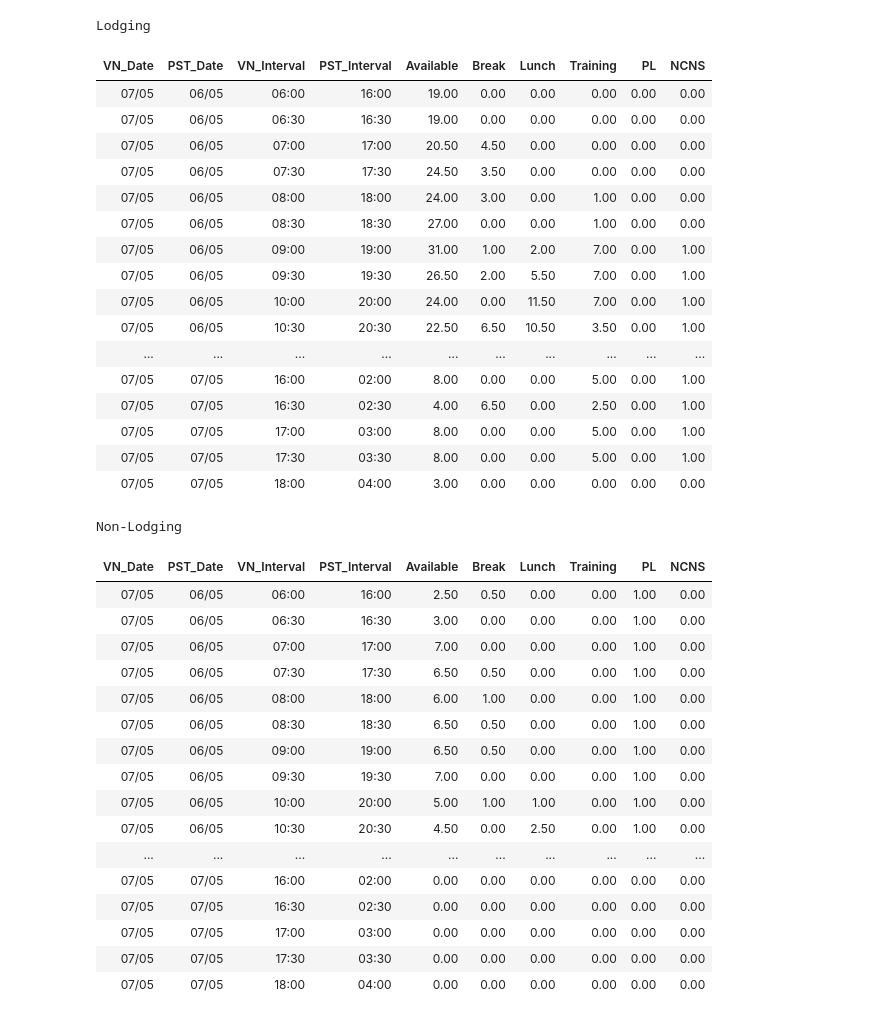
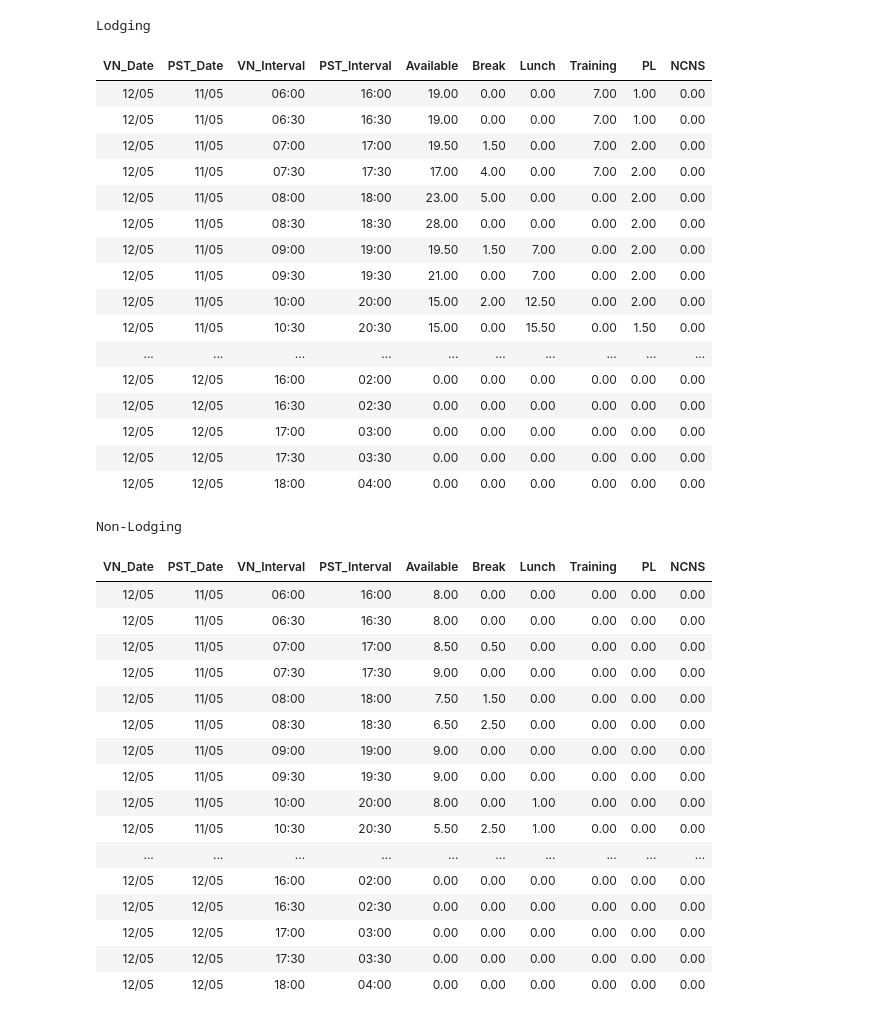
Before and after one commit to NguyenHuuChinh1998/CODE, a Jupyter notebook: realtime_monitoring.ipynb, the cells around one changed output. Cells and saved outputs as stored; diff of their text form; code cells hidden in the pictures.

```diff
--- a/realtime_monitoring.ipynb
+++ b/realtime_monitoring.ipynb
@@ -604,5 +576,5 @@ shape: (8, 16)
 # %%
-TARGET_DATE = "2026-05-07"
+TARGET_DATE = "2026-05-12"
 START_TIME = "06:00"
 END_TIME = "18:00"
 
@@ -722,67 +694,67 @@ def get_styled_html(df, title):
             pdf[c] = pdf[c].apply(
                 lambda x: x.strftime('%d/%m') if hasattr(x, 'strftime') else str(x)
             )
 
     fmt_final = {c: "{:.2f}" for c in num_cols}
 
     return (
         pdf.style
            .hide(axis="index")
            .set_table_attributes('style="margin-right: 20px; text-align: center; border-collapse: collapse;"')
            .set_caption(f"<b style='font-size: 16px; color: #333;'>{title}</b>")
            .format(fmt_final)
            # ✅ Available/Break/Lunch/Training: nhiều = tốt → RdYlGn
            .background_gradient(cmap="RdYlGn", subset=["Available", "Break", "Lunch", "Training"])
            # ✅ PL/NCNS: nhiều = xấu → RdYlGn_r (đảo ngược)
            .background_gradient(cmap="RdYlGn_r", subset=["PL", "NCNS"])
            .to_html()
     )
 
 html_output = f"""
 <div style="display: flex; align-items: flex-start; overflow-x: auto; padding: 10px;">
     {get_styled_html(df_LG_final, "Lodging")}
     {get_styled_html(df_NL_final, "Non-Lodging")}
 </div>
 """
 
 display(HTML(html_output))
 # %% [output]
 Lodging
 | VN_Date | PST_Date | VN_Interval | PST_Interval | Available | Break | Lunch | Training | PL | NCNS |
-| 07/05 | 06/05 | 06:00 | 16:00 | 19.00 | 0.00 | 0.00 | 0.00 | 0.00 | 0.00 |
-| 07/05 | 06/05 | 06:30 | 16:30 | 19.00 | 0.00 | 0.00 | 0.00 | 0.00 | 0.00 |
-| 07/05 | 06/05 | 07:00 | 17:00 | 20.50 | 4.50 | 0.00 | 0.00 | 0.00 | 0.00 |
-| 07/05 | 06/05 | 07:30 | 17:30 | 24.50 | 3.50 | 0.00 | 0.00 | 0.00 | 0.00 |
-| 07/05 | 06/05 | 08:00 | 18:00 | 24.00 | 3.00 | 0.00 | 1.00 | 0.00 | 0.00 |
-| 07/05 | 06/05 | 08:30 | 18:30 | 27.00 | 0.00 | 0.00 | 1.00 | 0.00 | 0.00 |
-| 07/05 | 06/05 | 09:00 | 19:00 | 31.00 | 1.00 | 2.00 | 7.00 | 0.00 | 1.00 |
-| 07/05 | 06/05 | 09:30 | 19:30 | 26.50 | 2.00 | 5.50 | 7.00 | 0.00 | 1.00 |
-| 07/05 | 06/05 | 10:00 | 20:00 | 24.00 | 0.00 | 11.50 | 7.00 | 0.00 | 1.00 |
-| 07/05 | 06/05 | 10:30 | 20:30 | 22.50 | 6.50 | 10.50 | 3.50 | 0.00 | 1.00 |
+| 12/05 | 11/05 | 06:00 | 16:00 | 19.00 | 0.00 | 0.00 | 7.00 | 1.00 | 0.00 |
+| 12/05 | 11/05 | 06:30 | 16:30 | 19.00 | 0.00 | 0.00 | 7.00 | 1.00 | 0.00 |
+| 12/05 | 11/05 | 07:00 | 17:00 | 19.50 | 1.50 | 0.00 | 7.00 | 2.00 | 0.00 |
+| 12/05 | 11/05 | 07:30 | 17:30 | 17.00 | 4.00 | 0.00 | 7.00 | 2.00 | 0.00 |
+| 12/05 | 11/05 | 08:00 | 18:00 | 23.00 | 5.00 | 0.00 | 0.00 | 2.00 | 0.00 |
+| 12/05 | 11/05 | 08:30 | 18:30 | 28.00 | 0.00 | 0.00 | 0.00 | 2.00 | 0.00 |
+| 12/05 | 11/05 | 09:00 | 19:00 | 19.50 | 1.50 | 7.00 | 0.00 | 2.00 | 0.00 |
+| 12/05 | 11/05 | 09:30 | 19:30 | 21.00 | 0.00 | 7.00 | 0.00 | 2.00 | 0.00 |
+| 12/05 | 11/05 | 10:00 | 20:00 | 15.00 | 2.00 | 12.50 | 0.00 | 2.00 | 0.00 |
+| 12/05 | 11/05 | 10:30 | 20:30 | 15.00 | 0.00 | 15.50 | 0.00 | 1.50 | 0.00 |
 | ... | ... | ... | ... | ... | ... | ... | ... | ... | ... |
-| 07/05 | 07/05 | 16:00 | 02:00 | 8.00 | 0.00 | 0.00 | 5.00 | 0.00 | 1.00 |
-| 07/05 | 07/05 | 16:30 | 02:30 | 4.00 | 6.50 | 0.00 | 2.50 | 0.00 | 1.00 |
-| 07/05 | 07/05 | 17:00 | 03:00 | 8.00 | 0.00 | 0.00 | 5.00 | 0.00 | 1.00 |
-| 07/05 | 07/05 | 17:30 | 03:30 | 8.00 | 0.00 | 0.00 | 5.00 | 0.00 | 1.00 |
-| 07/05 | 07/05 | 18:00 | 04:00 | 3.00 | 0.00 | 0.00 | 0.00 | 0.00 | 0.00 |
+| 12/05 | 12/05 | 16:00 | 02:00 | 0.00 | 0.00 | 0.00 | 0.00 | 0.00 | 0.00 |
+| 12/05 | 12/05 | 16:30 | 02:30 | 0.00 | 0.00 | 0.00 | 0.00 | 0.00 | 0.00 |
+| 12/05 | 12/05 | 17:00 | 03:00 | 0.00 | 0.00 | 0.00 | 0.00 | 0.00 | 0.00 |
+| 12/05 | 12/05 | 17:30 | 03:30 | 0.00 | 0.00 | 0.00 | 0.00 | 0.00 | 0.00 |
+| 12/05 | 12/05 | 18:00 | 04:00 | 0.00 | 0.00 | 0.00 | 0.00 | 0.00 | 0.00 |
 Non-Lodging
 | VN_Date | PST_Date | VN_Interval | PST_Interval | Available | Break | Lunch | Training | PL | NCNS |
-| 07/05 | 06/05 | 06:00 | 16:00 | 2.50 | 0.50 | 0.00 | 0.00 | 1.00 | 0.00 |
-| 07/05 | 06/05 | 06:30 | 16:30 | 3.00 | 0.00 | 0.00 | 0.00 | 1.00 | 0.00 |
-| 07/05 | 06/05 | 07:00 | 17:00 | 7.00 | 0.00 | 0.00 | 0.00 | 1.00 | 0.00 |
-| 07/05 | 06/05 | 07:30 | 17:30 | 6.50 | 0.50 | 0.00 | 0.00 | 1.00 | 0.00 |
-| 07/05 | 06/05 | 08:00 | 18:00 | 6.00 | 1.00 | 0.00 | 0.00 | 1.00 | 0.00 |
-| 07/05 | 06/05 | 08:30 | 18:30 | 6.50 | 0.50 | 0.00 | 0.00 | 1.00 | 0.00 |
-| 07/05 | 06/05 | 09:00 | 19:00 | 6.50 | 0.50 | 0.00 | 0.00 | 1.00 | 0.00 |
-| 07/05 | 06/05 | 09:30 | 19:30 | 7.00 | 0.00 | 0.00 | 0.00 | 1.00 | 0.00 |
-| 07/05 | 06/05 | 10:00 | 20:00 | 5.00 | 1.00 | 1.00 | 0.00 | 1.00 | 0.00 |
-| 07/05 | 06/05 | 10:30 | 20:30 | 4.50 | 0.00 | 2.50 | 0.00 | 1.00 | 0.00 |
+| 12/05 | 11/05 | 06:00 | 16:00 | 8.00 | 0.00 | 0.00 | 0.00 | 0.00 | 0.00 |
+| 12/05 | 11/05 | 06:30 | 16:30 | 8.00 | 0.00 | 0.00 | 0.00 | 0.00 | 0.00 |
+| 12/05 | 11/05 | 07:00 | 17:00 | 8.50 | 0.50 | 0.00 | 0.00 | 0.00 | 0.00 |
+| 12/05 | 11/05 | 07:30 | 17:30 | 9.00 | 0.00 | 0.00 | 0.00 | 0.00 | 0.00 |
+| 12/05 | 11/05 | 08:00 | 18:00 | 7.50 | 1.50 | 0.00 | 0.00 | 0.00 | 0.00 |
+| 12/05 | 11/05 | 08:30 | 18:30 | 6.50 | 2.50 | 0.00 | 0.00 | 0.00 | 0.00 |
+| 12/05 | 11/05 | 09:00 | 19:00 | 9.00 | 0.00 | 0.00 | 0.00 | 0.00 | 0.00 |
+| 12/05 | 11/05 | 09:30 | 19:30 | 9.00 | 0.00 | 0.00 | 0.00 | 0.00 | 0.00 |
+| 12/05 | 11/05 | 10:00 | 20:00 | 8.00 | 0.00 | 1.00 | 0.00 | 0.00 | 0.00 |
+| 12/05 | 11/05 | 10:30 | 20:30 | 5.50 | 2.50 | 1.00 | 0.00 | 0.00 | 0.00 |
 | ... | ... | ... | ... | ... | ... | ... | ... | ... | ... |
-| 07/05 | 07/05 | 16:00 | 02:00 | 0.00 | 0.00 | 0.00 | 0.00 | 0.00 | 0.00 |
-| 07/05 | 07/05 | 16:30 | 02:30 | 0.00 | 0.00 | 0.00 | 0.00 | 0.00 | 0.00 |
-| 07/05 | 07/05 | 17:00 | 03:00 | 0.00 | 0.00 | 0.00 | 0.00 | 0.00 | 0.00 |
-| 07/05 | 07/05 | 17:30 | 03:30 | 0.00 | 0.00 | 0.00 | 0.00 | 0.00 | 0.00 |
-| 07/05 | 07/05 | 18:00 | 04:00 | 0.00 | 0.00 | 0.00 | 0.00 | 0.00 | 0.00 |
+| 12/05 | 12/05 | 16:00 | 02:00 | 0.00 | 0.00 | 0.00 | 0.00 | 0.00 | 0.00 |
+| 12/05 | 12/05 | 16:30 | 02:30 | 0.00 | 0.00 | 0.00 | 0.00 | 0.00 | 0.00 |
+| 12/05 | 12/05 | 17:00 | 03:00 | 0.00 | 0.00 | 0.00 | 0.00 | 0.00 | 0.00 |
+| 12/05 | 12/05 | 17:30 | 03:30 | 0.00 | 0.00 | 0.00 | 0.00 | 0.00 | 0.00 |
+| 12/05 | 12/05 | 18:00 | 04:00 | 0.00 | 0.00 | 0.00 | 0.00 | 0.00 | 0.00 |
 # %%
 SITE_FULLNAME = {"PUN": "Pune", "HCM": "Ho Chi Minh", "KOL": "Kolkata", "CAI": "Cairo"}
 
```
Also changed, not shown: parts of 4 cells of this notebook, 19 other files.
